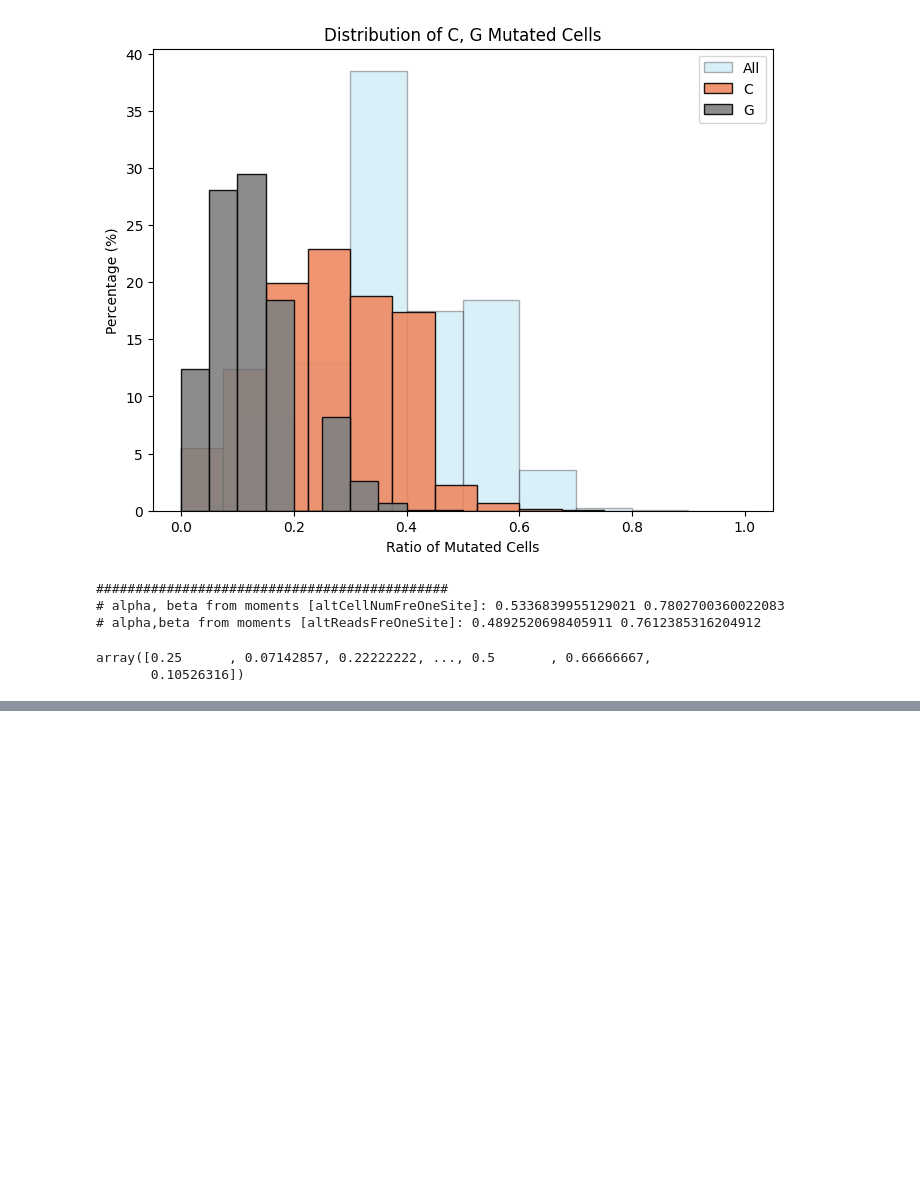
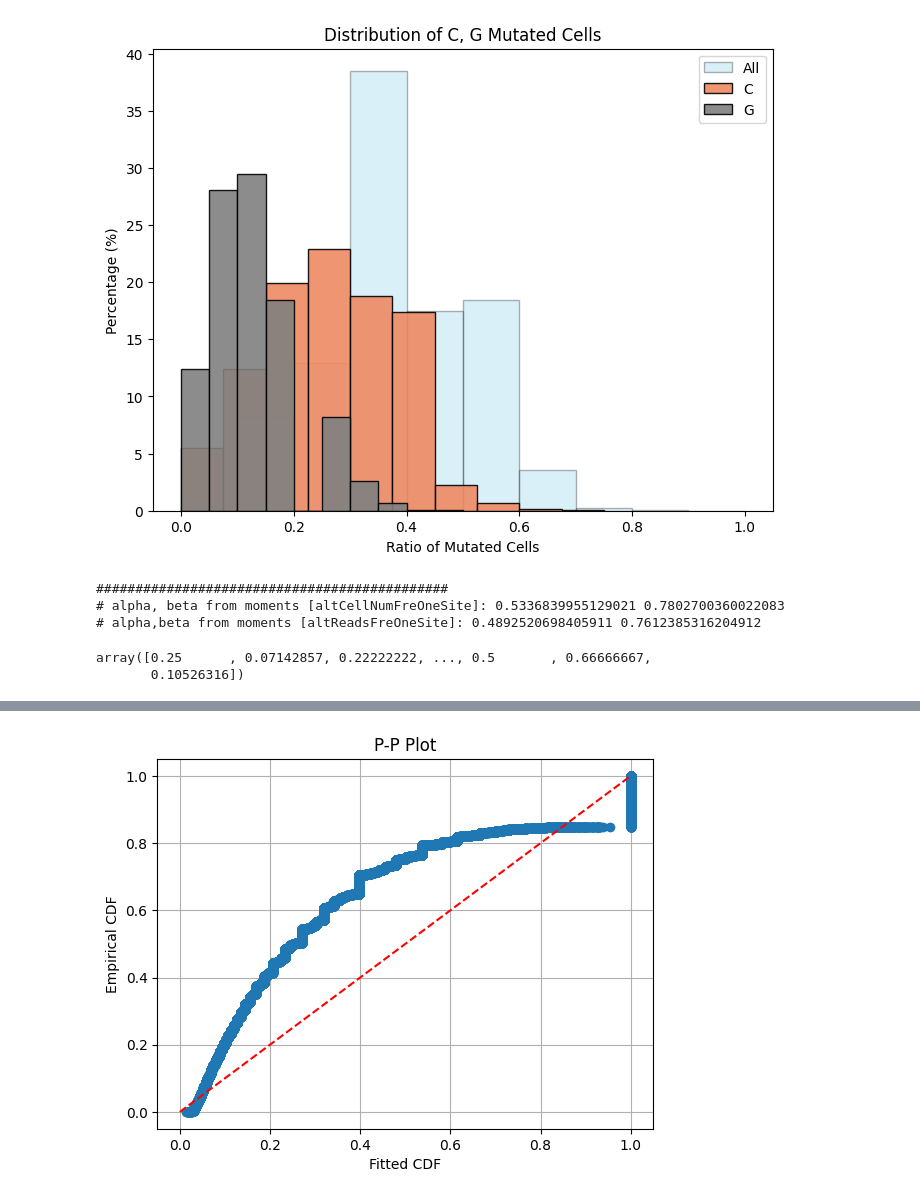
Before and after one commit to QunATCG/scMutrace, a Jupyter notebook: scMutrace_perfermance.ipynb, the cells around one changed output, grey strips where cells are left out. Drawn from its saved outputs; the diff is of its cells as text; code cells hidden in the pictures; blank space fills up the shorter version.

```diff
--- a/scMutrace_perfermance.ipynb
+++ b/scMutrace_perfermance.ipynb
@@ -237,0 +279,16 @@ plt.show()
+# %%
+from scipy.stats import probplot
+
+# P-P plot
+sorted_data = np.sort(data)
+cdf_fitted = beta.cdf(sorted_data, a, b, loc=loc, scale=scale)
+
+plt.plot(cdf_fitted, np.linspace(0,1,len(data)), 'o')
+plt.plot([0,1],[0,1],'r--')
+plt.xlabel('Fitted CDF')
+plt.ylabel('Empirical CDF')
+plt.title('P-P Plot')
+plt.grid(True)
+plt.show()
+# %% [output]
+[figure, added]
```
Also changed, not shown: parts of 4 cells of this notebook.
